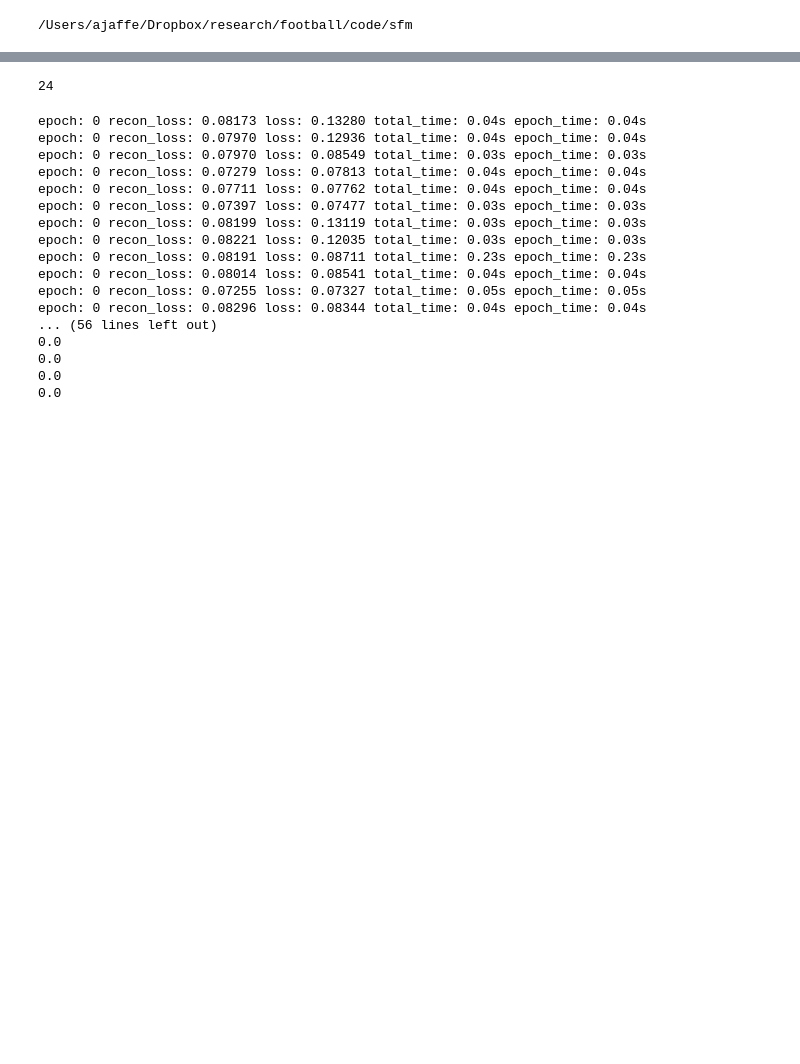
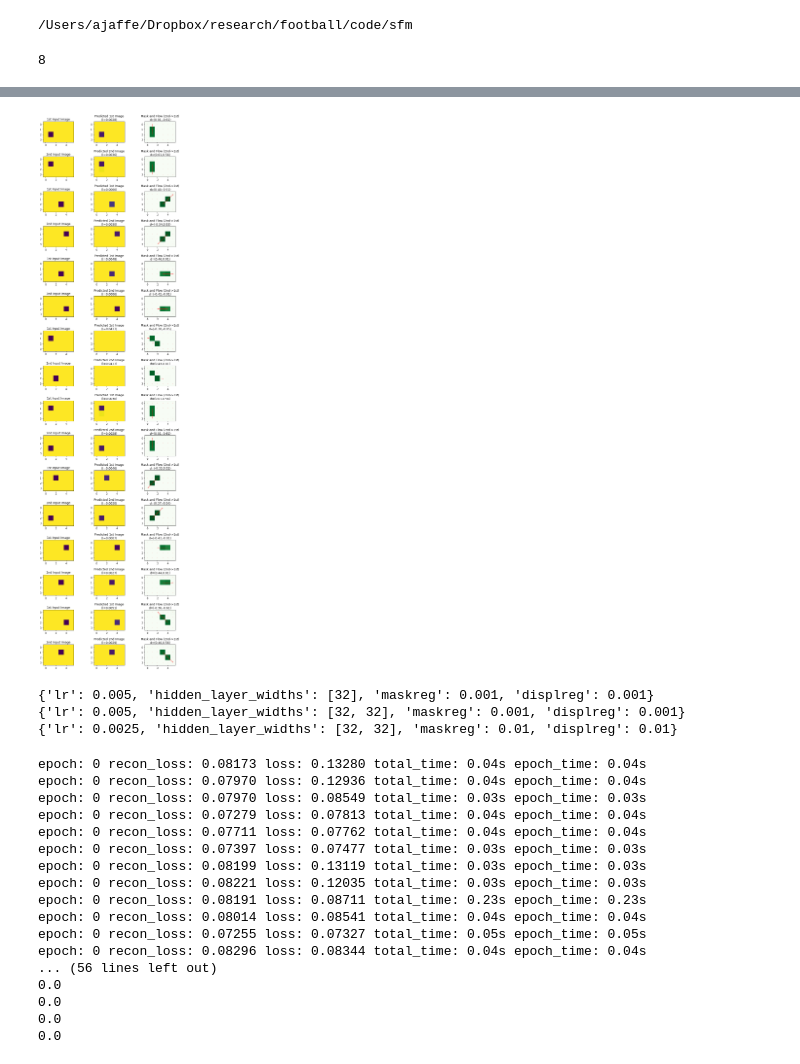
Before and after one commit to AZJaffe/football_code, a Jupyter notebook: sfm/trainsfm.ipynb, the cells around one changed output, grey strips where cells are left out. Saved outputs shown, nothing was run; the diff lists cells and outputs as text; code cells hidden in the pictures; blank space fills up the shorter version.

```diff
--- a/sfm/trainsfm.ipynb
+++ b/sfm/trainsfm.ipynb
@@ -14,28 +14,32 @@ im_channels=1
 H=4
 W=6
 data=torch.ones((8,2*im_channels,H,W))
-data[0,0,1,1] = 0
-data[0,1,0,1] = 0
-data[1,0,2,4] = 0
-data[1,1,1,5] = 0
+data[0,0,2,1] = 0
+data[0,1,1,1] = 0
+data[1,0,2,3] = 0
+data[1,1,1,4] = 0
 data[2,0,2,3] = 0
 data[2,1,2,4] = 0
 data[3,0,1,1] = 0
 data[3,1,2,2] = 0
 data[4,0,1,1] = 0
 data[4,1,2,1] = 0
-data[5,0,2,2] = 0
-data[5,1,3,1] = 0
+data[5,0,1,2] = 0
+data[5,1,2,1] = 0
 data[6,0,1,4] = 0
 data[6,1,1,3] = 0
 data[7,0,2,4] = 0
 data[7,1,1,3] = 0
-dl = torch.utils.data.DataLoader(data, batch_size=2, shuffle=True)
+dataset = (data[:,0:1], data[:,1:2])
+dl = torch.utils.data.DataLoader(dataset, batch_size=2, shuffle=False)
+im1, im2 = dl.dataset
+len(dl.dataset[0])
 # %% [output]
 /Users/ajaffe/Dropbox/research/football/code/sfm
+8
 # %%
 import datetime
-def train_model(lr=0.005, hidden_layer_widths=[16], num_epochs=1, maskreg=0., displreg=0.):
+def train_model(lr=0.005, hidden_layer_widths=[16], num_epochs=1, flowreg=0., maskreg=0., displreg=0., forwbackwreg=0.):
     model = sfmnet.SfMNet(
         H=H,
         W=W,
@@ -58,7 +62,9 @@ def train_model(lr=0.005, hidden_layer_widths=[16], num_epochs=1, maskreg=0., di
         vis_freq=None,
         tensorboard_dir=f'./tb/08-09/{time}',
         maskreg_coeff=maskreg,
-        displreg_coeff=displreg
+        displreg_coeff=displreg,
+        flowreg_coeff=flowreg,
+        forwbackwreg_coeff=forwbackwreg,
     )
     return model
 
@@ -76,4 +82,24 @@ def vis_model(model):
         for l in loss:
             print(("Good " if l < 1/24 else "Bad ") + str(l))
 
-        sfmnet.visualize(data, output, mask, flow, displacement,spacing=1)
+        sfmnet.visualize(model, dataset[0], dataset[1], spacing=1)
+# model = train_model(
+#     num_epochs=1,
+#     lr=0.005,
+#     hidden_layer_widths=[32,32],
+#     displreg=0.01,
+#     maskreg=0.1,
+#     forwbackwreg=0.1
+# )
+# vis_model(model)
+# %%
+model = train_model(
+    num_epochs=300,
+    lr=0.005,
+    hidden_layer_widths=[32,32],
+    displreg=0.01,
+    maskreg=0.1,
+    forwbackwreg=0.01
+)
+vis_model(model)
+# %% [output]
@@ -80,3 +123,4 @@ def vis_model(model):
+[figure, added]
 # %%
 lrs = [0.005, 0.01, 0.2, 0.0025]
 hidden_layer_widths = [[32], [32,32]]
@@ -92,9 +136,13 @@ for l in lrs:
                 'maskreg': m,
                 'displreg': d
             })
-len(hparams)
+print(hparams[2])
+print(hparams[5])
+print(hparams[-2])
 # %% [output]
-24
+{'lr': 0.005, 'hidden_layer_widths': [32], 'maskreg': 0.001, 'displreg': 0.001}
+{'lr': 0.005, 'hidden_layer_widths': [32, 32], 'maskreg': 0.001, 'displreg': 0.001}
+{'lr': 0.0025, 'hidden_layer_widths': [32, 32], 'maskreg': 0.01, 'displreg': 0.01}
 # %%
 num_runs = 2
 result = [None] * len(hparams)
```
Also changed, not shown: parts of 1 cell of this notebook, 3 other files.
